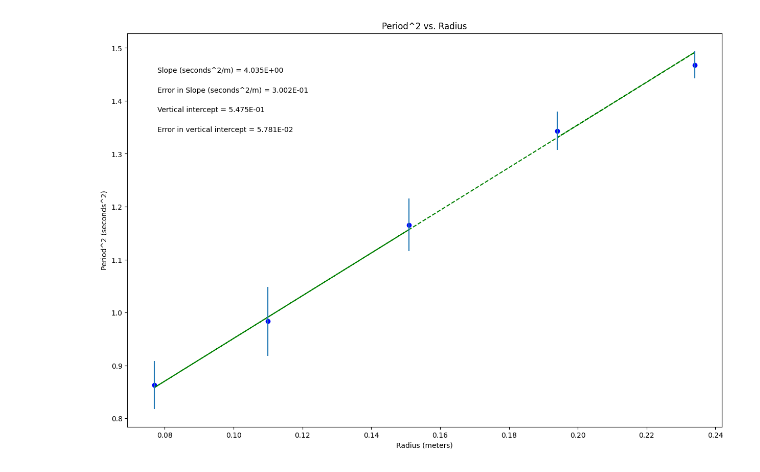
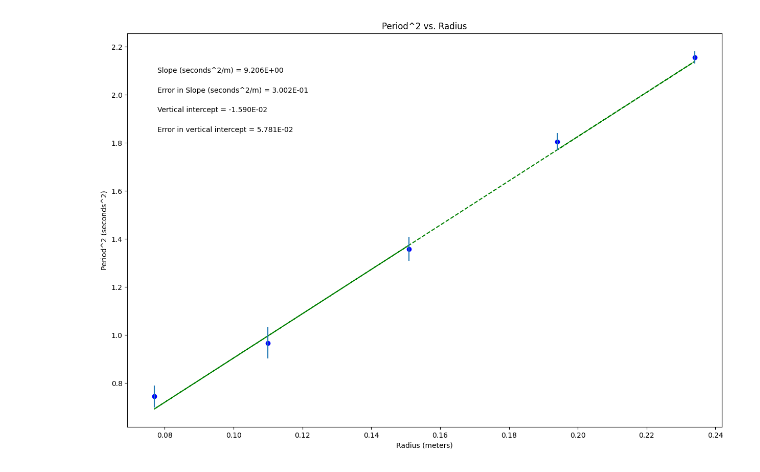
Before and after one commit to anya-craig/PhysicsLab, a Jupyter notebook: PHSXlab_uniform_circular_motion.ipynb, the cells around one changed output. Saved outputs shown, nothing was run; the diff lists cells and outputs as text; code cells hidden in the pictures.

```diff
--- a/PHSXlab_uniform_circular_motion.ipynb
+++ b/PHSXlab_uniform_circular_motion.ipynb
@@ -21,7 +21,7 @@ import matplotlib.pyplot as plt
 
 xvariable_radius = np.array([0.151, 0.110, 0.077, 0.234, 0.194])
 
-yvariable_periodsquared = np.array([1.1656, 0.9836, 0.8632, 1.468, 1.3432])
+yvariable_periodsquared = np.array([1.35862336, 0.96746896, 0.74511424, 2.155024, 1.80418624])
 
 err_yvariable_uncertaintyperiodsquared = np.array([0.04978995883, 0.06512019656, 0.0453713566, 0.02589208373, 0.03616849458])
 
@@ -92,31 +92,31 @@ elif annotation_placement==3 or annotation_placement==4:
 #Don't need to change anything in this section!
 
 #Plot data on graph. Plot error bars and place values for slope,
 #error in slope, and vertical intercept (plus error) on the plot using "annotate"
 
 plt.figure(figsize=(15,10))
 
 plt.plot(x, fit, color='green', linestyle='--')
 plt.scatter(x, y, color='blue', marker='o')
 
 plt.xlabel(x_label)
 plt.ylabel(y_label)
 plt.title(plot_title)
 
 plt.errorbar(x, y, yerr=dy, xerr=None, fmt="none") #don't need to plot x error bars
 
 plt.annotate('Slope ({}) = {value:.{digits}E}'.format(slope_units,value=m, digits=3),
              (xpos, ypos[0]), xycoords='axes fraction')
 
 plt.annotate('Error in Slope ({}) = {value:.{digits}E}'.format(slope_units,value=dm, digits=3),
              (xpos, ypos[1]), xycoords='axes fraction')
 
 plt.annotate('Vertical intercept = {value:.{digits}E}'.format(value=b, digits=3),
              (xpos, ypos[2]), xycoords='axes fraction')
 
 plt.annotate('Error in vertical intercept = {value:.{digits}E}'.format(value=db, digits=3),
              (xpos, ypos[3]), xycoords='axes fraction')
 
 plt.show()
 # %% [output]
-[figure, old version]
+[figure, new version]
```
